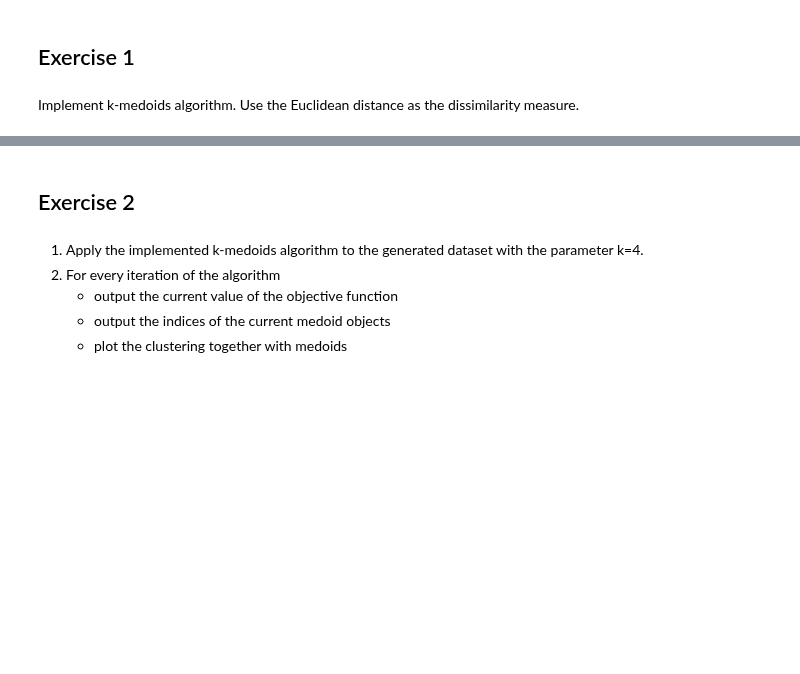
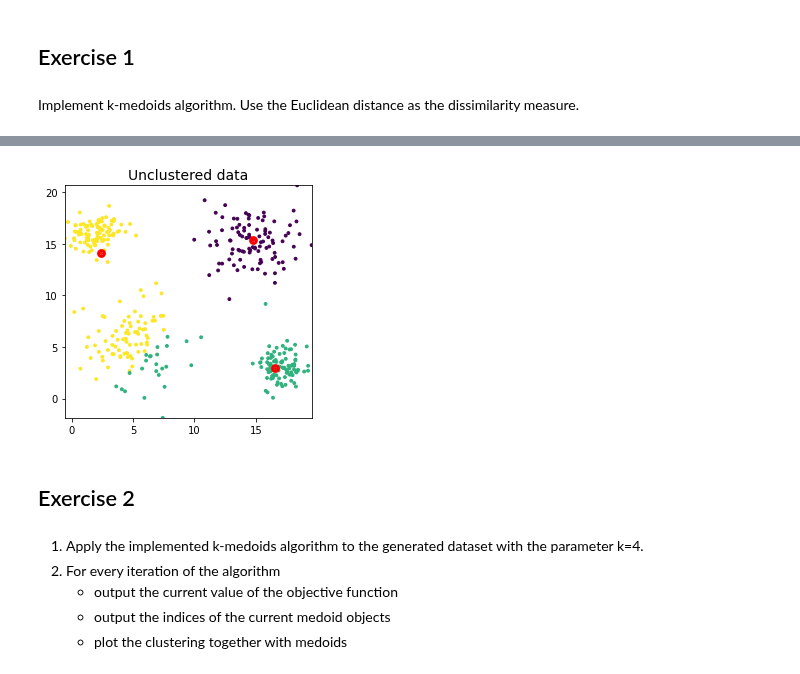
Before and after one commit to StephenTGibson/COMP527-colabNotebooks, a Jupyter notebook: COMP527-DataMiningAndVisualisation/k_medoids.ipynb, the cells around one changed output, grey strips where cells are left out. Saved outputs shown, nothing was run; the diff lists cells and outputs as text; code cells hidden in the pictures; blank space fills up the shorter version.

```diff
--- a/COMP527-DataMiningAndVisualisation/k_medoids.ipynb
+++ b/COMP527-DataMiningAndVisualisation/k_medoids.ipynb
@@ -150,3 +155,7 @@ clusters
+# %%
+cluster_plots(dataset, medoidInd=medoids, colours=clusters, title='Unclustered data')
+# %% [output]
+[figure, added]
 # %% [markdown]
 ## Exercise 2
 # %% [markdown]
```
Also changed, not shown: parts of 11 cells of this notebook.
